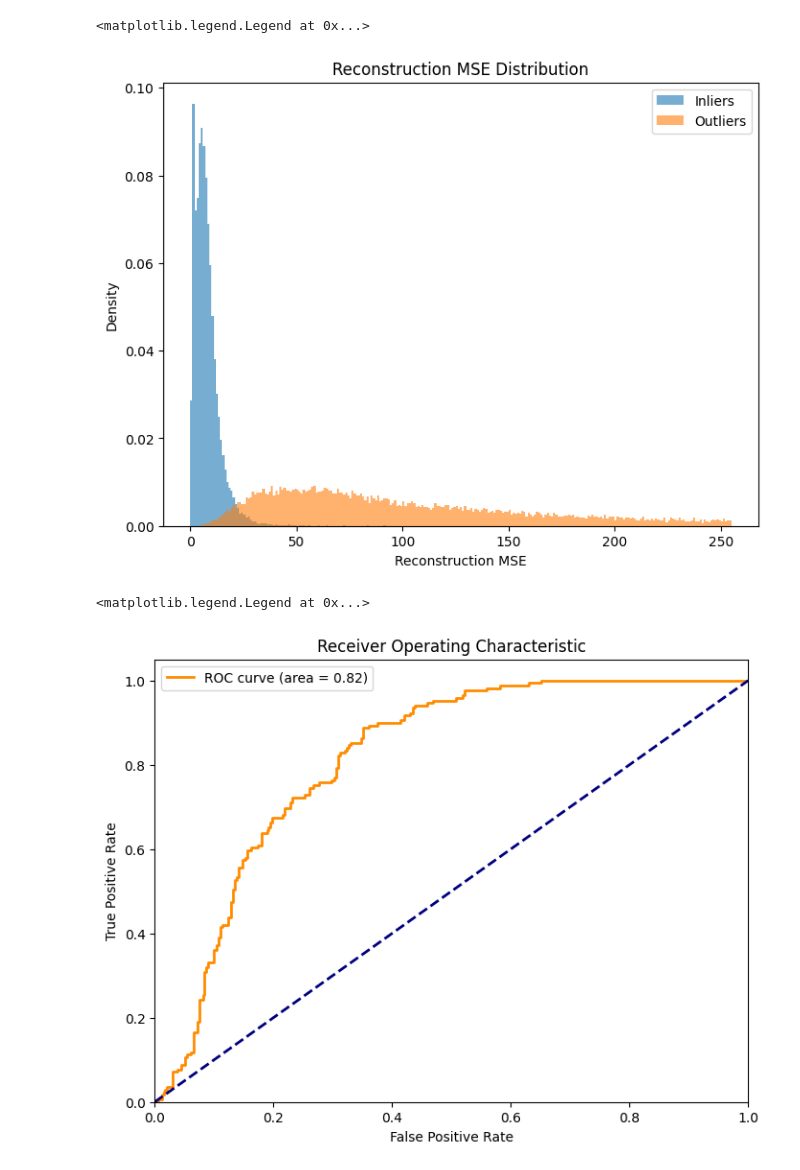
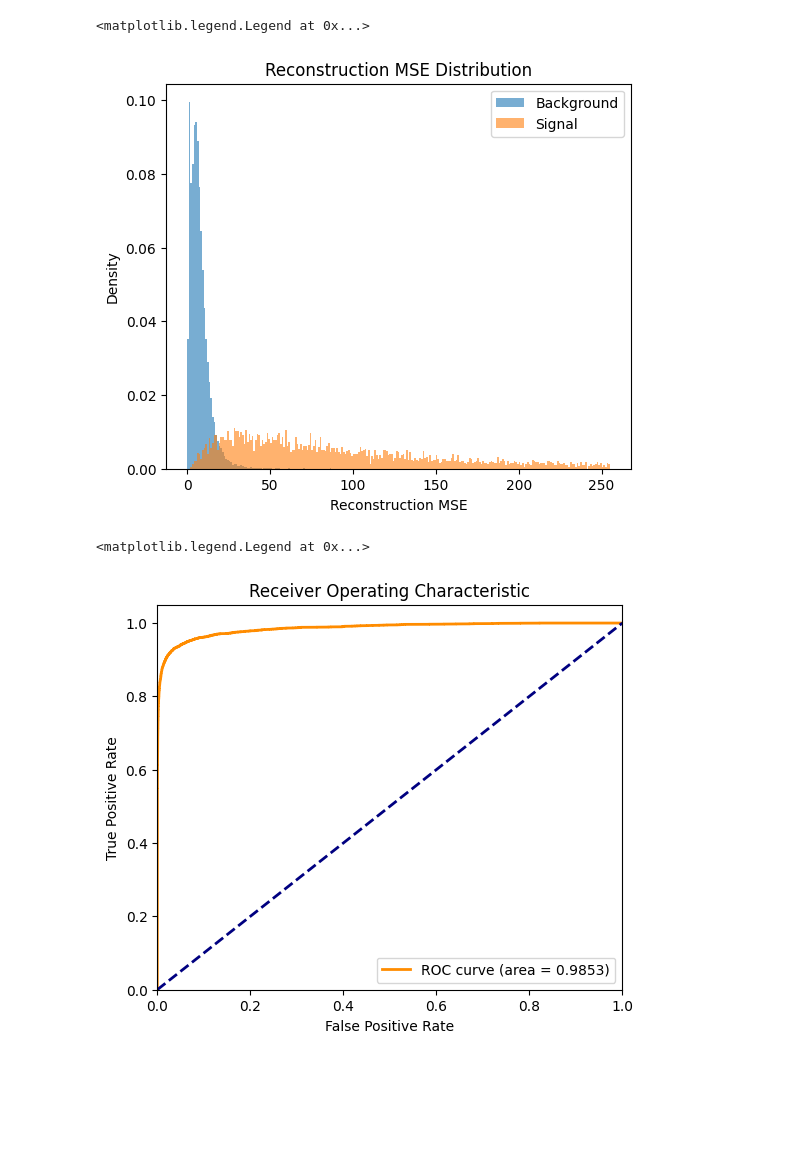
Before and after one commit to ligerlac/cicada-hacking, a Jupyter notebook: train-teacher.ipynb, the cells around one changed output. Drawn from its saved outputs; the diff is of its cells as text; code cells hidden in the pictures; blank space fills up the shorter version.

Commit message:
update data loading

```diff
--- a/train-teacher.ipynb
+++ b/train-teacher.ipynb
@@ -10,5 +10,5 @@ for key, value in data.items():
     print(f"{key}: {value.shape}")
 
 # use only the first channel (ET)
-X_train, X_val, X_test = data["ZB_train"][:, :, :, 0], data["ZB_val"][:, :, :, 0], data["ZB_test"][:, :, :, 0]
+ZB_train, ZB_val, ZB_test = data["ZB_train"][:, :, :, 0], data["ZB_val"][:, :, :, 0], data["ZB_test"][:, :, :, 0]
 # %% [output]
@@ -59,18 +58,15 @@ def get_teacher_model():
     return Model(inputs, outputs, name="teacher")
 # %%
 # train on inliers only
-input_shape = X_train.shape[1:]  # (18, 14, 1)
-print(f"Input shape: {input_shape}")
-
 teacher_model = get_teacher_model()
 
 print(f"number of parameters: {teacher_model.count_params()}")
 teacher_model.compile(optimizer='adam', loss='mse')
 history = teacher_model.fit(
-    X_train, X_train,
+    ZB_train, ZB_train,
     epochs=10,
     batch_size=128,
     shuffle=True,
-    validation_data=(X_val, X_val)
+    validation_data=(ZB_val, ZB_val)
 )
 # %% [output]
@@ -94,8 +90,8 @@ Epoch 10/10
 # %%
-X_signal = data["tt_had"][:, :, :, 0]
+X_signal = data["tt_lep_val"][:, :, :, 0]
 
-preds_bg = teacher_model.predict(X_val).squeeze(-1)
-mse_bg = np.mean(np.square(X_test - preds_bg), axis=(1, 2))
+preds_bg = teacher_model.predict(ZB_val).squeeze(-1)
+mse_bg = np.mean(np.square(ZB_test - preds_bg), axis=(1, 2))
 
 preds_sig = teacher_model.predict(X_signal).squeeze(-1)
 mse_sig = np.mean(np.square(X_signal - preds_sig), axis=(1, 2))
@@ -105,17 +101,17 @@ mse_sig = np.mean(np.square(X_signal - preds_sig), axis=(1, 2))
 # %%
 # plot MSE dists
 import matplotlib.pyplot as plt
-plt.figure(figsize=(8, 6))
-# binning =
-plt.hist(mse_bg, bins=range(256), alpha=0.6, label='Background', density=True)
-plt.hist(mse_sig, bins=range(256), alpha=0.6, label='Signal', density=True)
+plt.figure(figsize=(6, 5))
+bins = range(256)
+plt.hist(mse_bg, bins=bins, alpha=0.6, label='Background', density=True)
+plt.hist(mse_sig, bins=bins, alpha=0.6, label='Signal', density=True)
 plt.xlabel('Reconstruction MSE')
 plt.ylabel('Density')
 plt.title('Reconstruction MSE Distribution')
 plt.legend()
 # %% [output]
 <matplotlib.legend.Legend at 0x...>
-[figure, old version]
+[figure, new version]
 # %%
 # plot roc curve
 from sklearn.metrics import roc_curve, auc
@@ -124,8 +120,8 @@ y_scores = np.concatenate([preds_in_mse, preds_out_mse])
 fpr, tpr, thresholds = roc_curve(y_true, y_scores)
 roc_auc = auc(fpr, tpr)
 # %%
-plt.figure(figsize=(8, 6))
-plt.plot(fpr, tpr, color='darkorange', lw=2, label='ROC curve (area = {:.2f})'.format(roc_auc))
+plt.figure(figsize=(6, 5))
+plt.plot(fpr, tpr, color='darkorange', lw=2, label='ROC curve (area = {:.4f})'.format(roc_auc))
 plt.plot([0, 1], [0, 1], color='navy', lw=2, linestyle='--')
 plt.xlim([0.0, 1.0])
 plt.ylim([0.0, 1.05])
@@ -135,4 +131,4 @@ plt.title('Receiver Operating Characteristic')
 plt.legend()
 # %% [output]
 <matplotlib.legend.Legend at 0x...>
-[figure, old version]
+[figure, new version]
```
Also changed, not shown: parts of 6 cells of this notebook, 1 other file.
